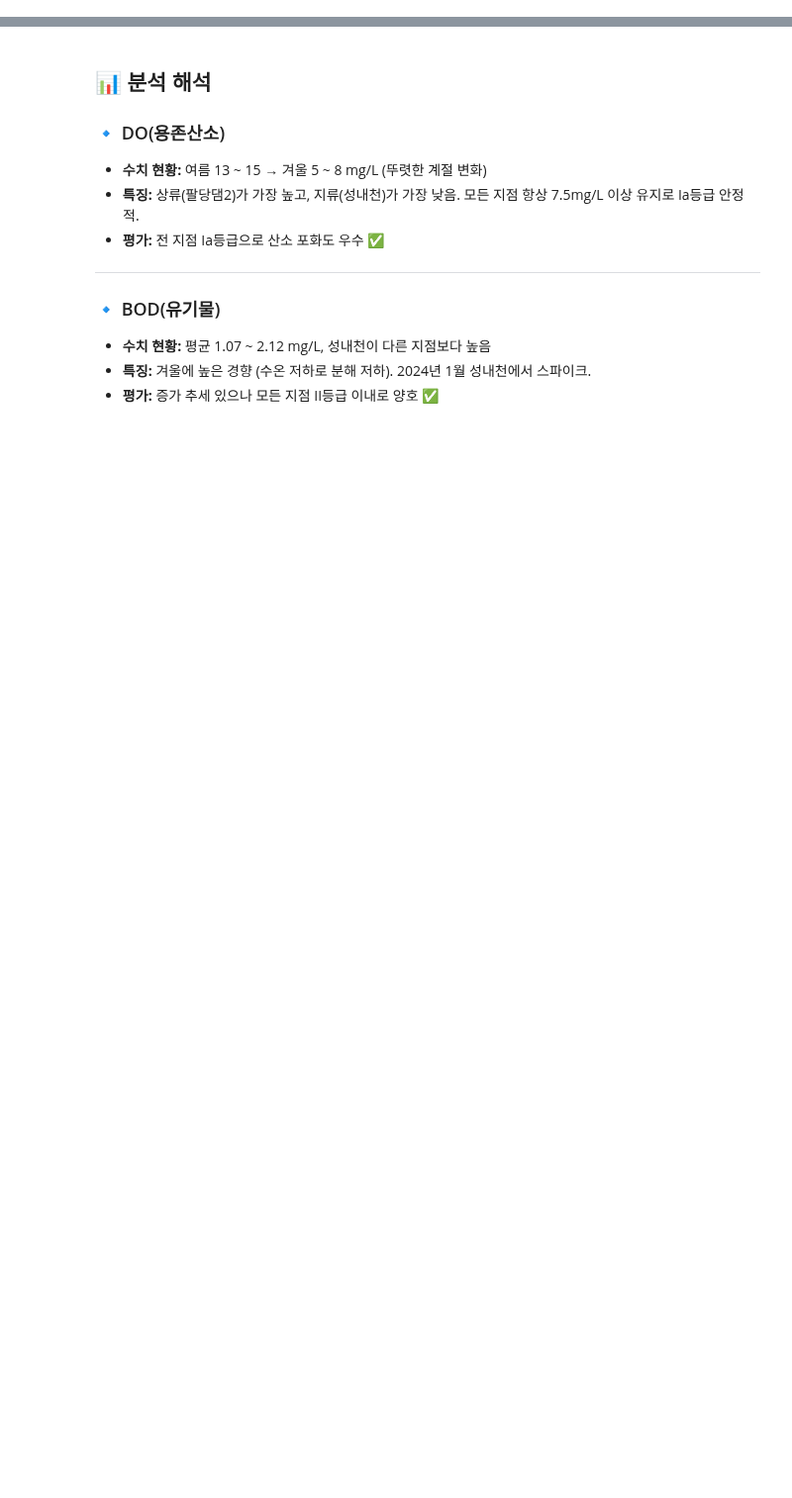
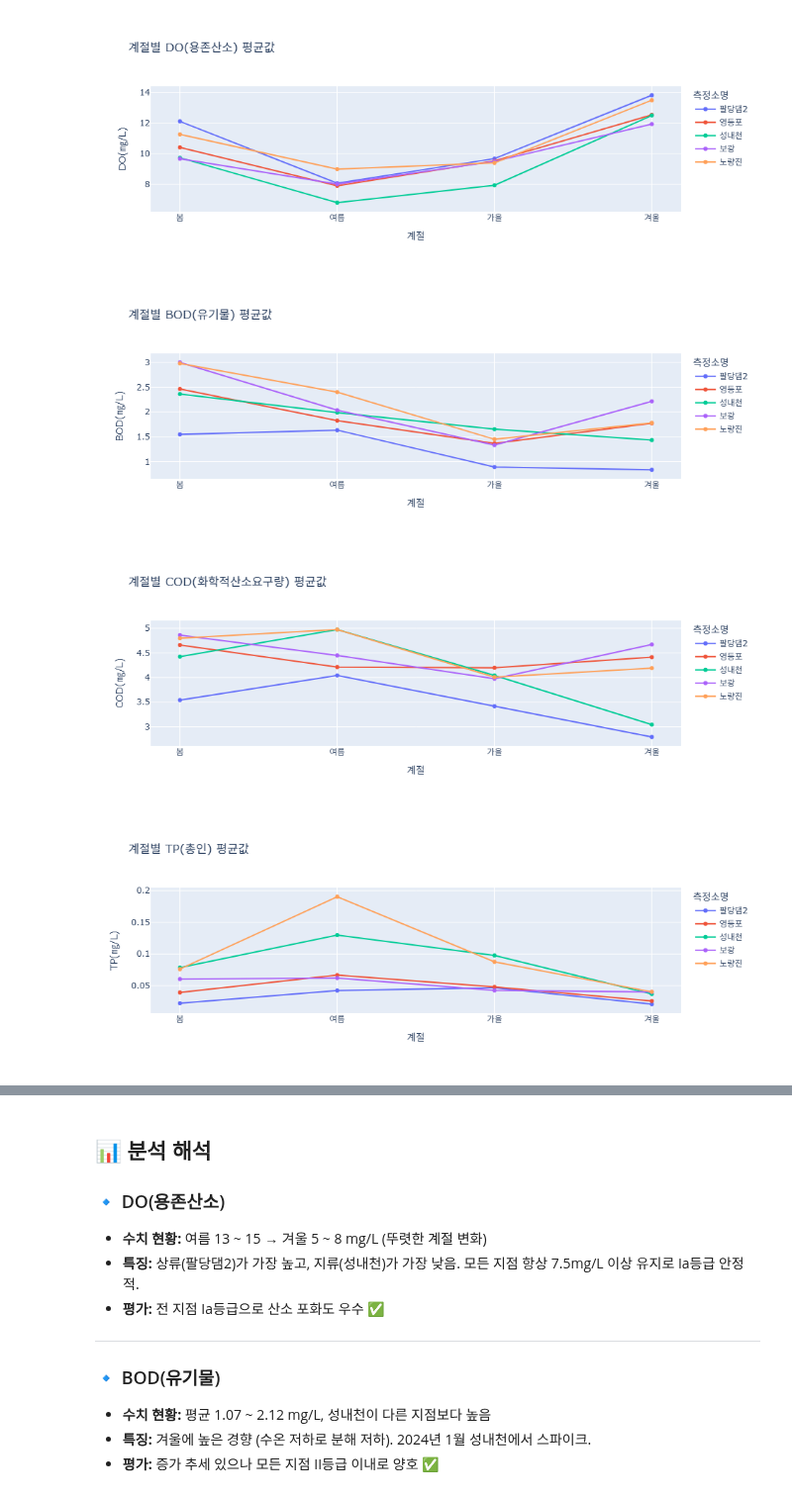
Before and after one commit to Jenny5789/hangang-water-quality, a Jupyter notebook: 04_timeseries.ipynb, the cells around one changed output, grey strips where cells are left out. Shown at 99% size. Cells and saved outputs as stored; diff of their text form; code cells hidden in the pictures; blank space fills up the shorter version.

```diff
--- a/04_timeseries.ipynb
+++ b/04_timeseries.ipynb
@@ -112,0 +135,32 @@ print("✅ ##4 시계열 분석 완료!")
+# %%
+
+# 계절별 시계열 시각화 (5개 지표)
+fig_do = px.line(seasonal_avg, x='계절', y='DO(㎎/L)', color='측정소명',
+                 title='계절별 DO(용존산소) 평균값', markers=True,
+                 category_orders={'계절': ['봄', '여름', '가을', '겨울']})
+fig_do.show()
+
+fig_bod = px.line(seasonal_avg, x='계절', y='BOD(㎎/L)', color='측정소명',
+                  title='계절별 BOD(유기물) 평균값', markers=True,
+                  category_orders={'계절': ['봄', '여름', '가을', '겨울']})
+fig_bod.show()
+
+fig_cod = px.line(seasonal_avg, x='계절', y='COD(㎎/L)', color='측정소명',
+                  title='계절별 COD(화학적산소요구량) 평균값', markers=True,
+                  category_orders={'계절': ['봄', '여름', '가을', '겨울']})
+fig_cod.show()
+
+fig_tp = px.line(seasonal_avg, x='계절', y='TP(㎎/L)', color='측정소명',
+                 title='계절별 TP(총인) 평균값', markers=True,
+                 category_orders={'계절': ['봄', '여름', '가을', '겨울']})
+fig_tp.show()
+
+fig_tn = px.line(seasonal_avg, x='계절', y='TN(㎎/L)', color='측정소명',
+                 title='계절별 TN(총질소) 평균값', markers=True,
+                 category_orders={'계절': ['봄', '여름', '가을', '겨울']})
+fig_tn.show()
+# %% [output]
+[figure, added]
+[figure, added]
+[figure, added]
+[figure, added]
```
Also changed, not shown: parts of 9 cells of this notebook, 1 other file.
